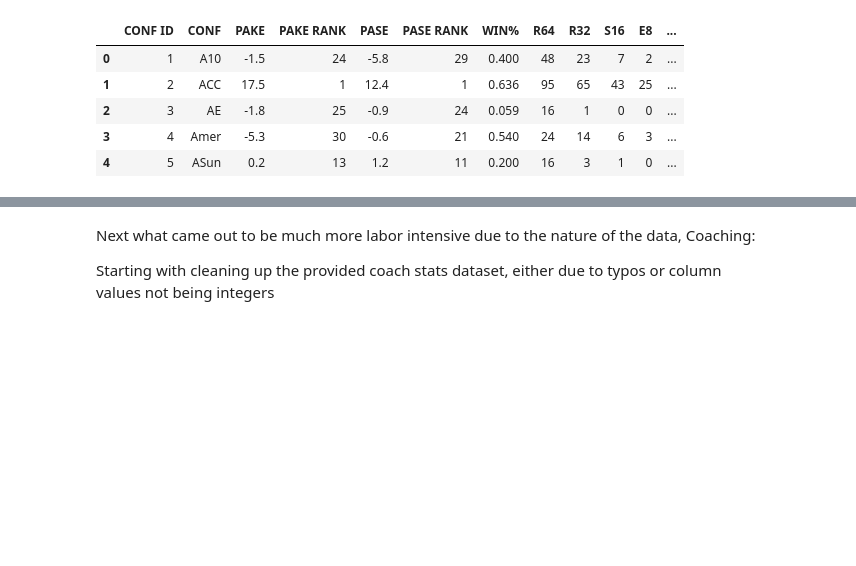
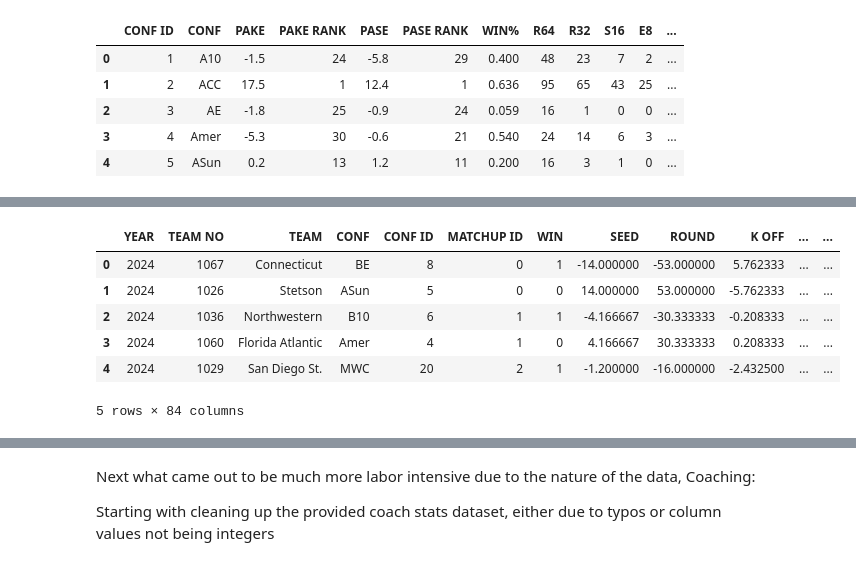
Before and after one commit to nicholaskim1004/MarchMadness, a Jupyter notebook: bracketology/madness.ipynb, the cells around one changed output, grey strips where cells are left out. Drawn from its saved outputs; the diff is of its cells as text; code cells hidden in the pictures; blank space fills up the shorter version.

```diff
--- a/bracketology/madness.ipynb
+++ b/bracketology/madness.ipynb
@@ -484,0 +498,11 @@ conf_perf.head()
+# %%
+diff_conf_matchup = differenced_matchup(conf_matchup)
+diff_conf_matchup.head()
+# %% [output]
+|  | YEAR | TEAM NO | TEAM | CONF | CONF ID | MATCHUP ID | WIN | SEED | ROUND | K OFF | ... | ... |
+| 0 | 2024 | 1067 | Connecticut | BE | 8 | 0 | 1 | -14.000000 | -53.000000 | 5.762333 | ... | ... |
+| 1 | 2024 | 1026 | Stetson | ASun | 5 | 0 | 0 | 14.000000 | 53.000000 | -5.762333 | ... | ... |
+| 2 | 2024 | 1036 | Northwestern | B10 | 6 | 1 | 1 | -4.166667 | -30.333333 | -0.208333 | ... | ... |
+| 3 | 2024 | 1060 | Florida Atlantic | Amer | 4 | 1 | 0 | 4.166667 | 30.333333 | 0.208333 | ... | ... |
+| 4 | 2024 | 1029 | San Diego St. | MWC | 20 | 2 | 1 | -1.200000 | -16.000000 | -2.432500 | ... | ... |
+5 rows × 84 columns
```
Also changed, not shown: parts of 15 cells of this notebook.
